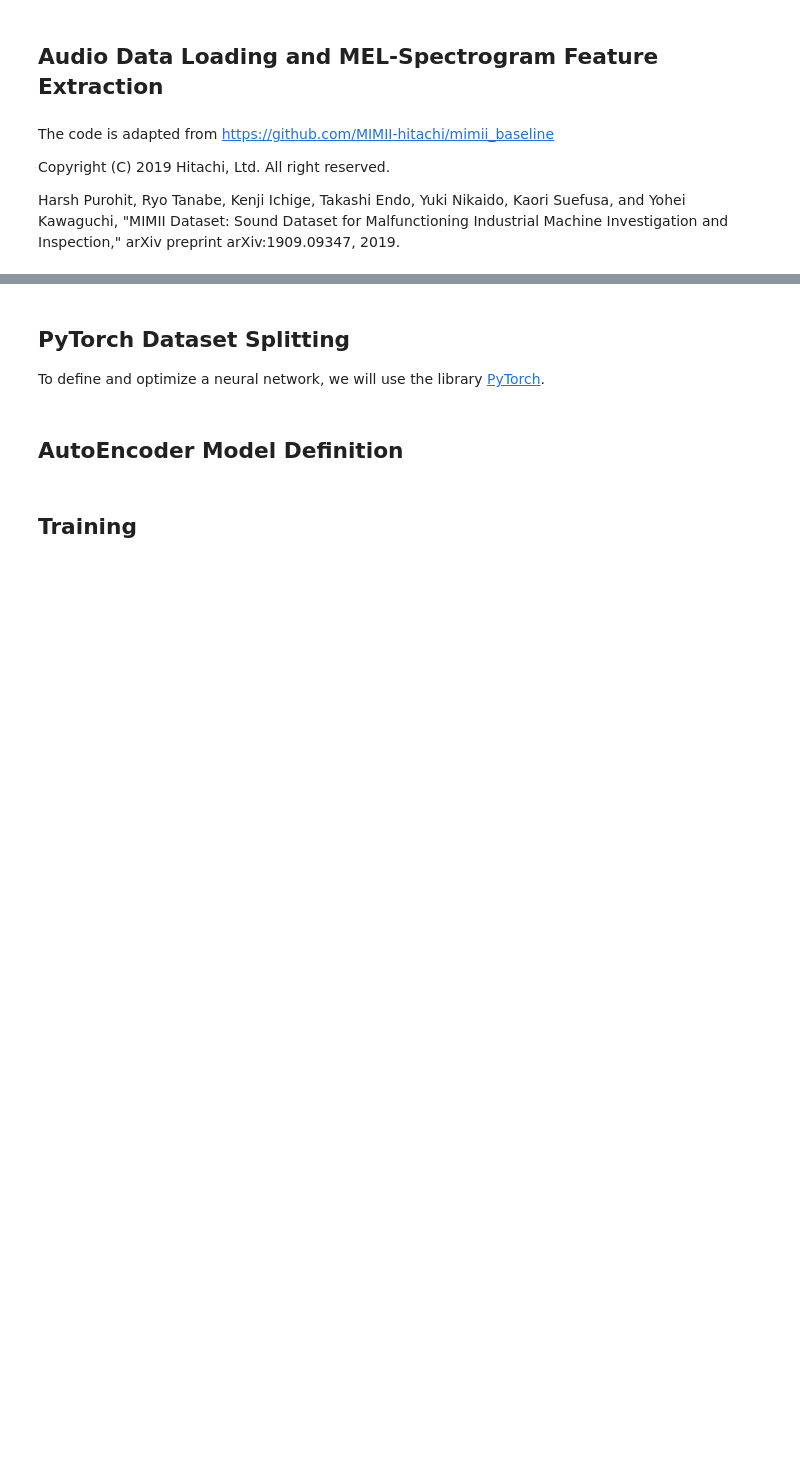
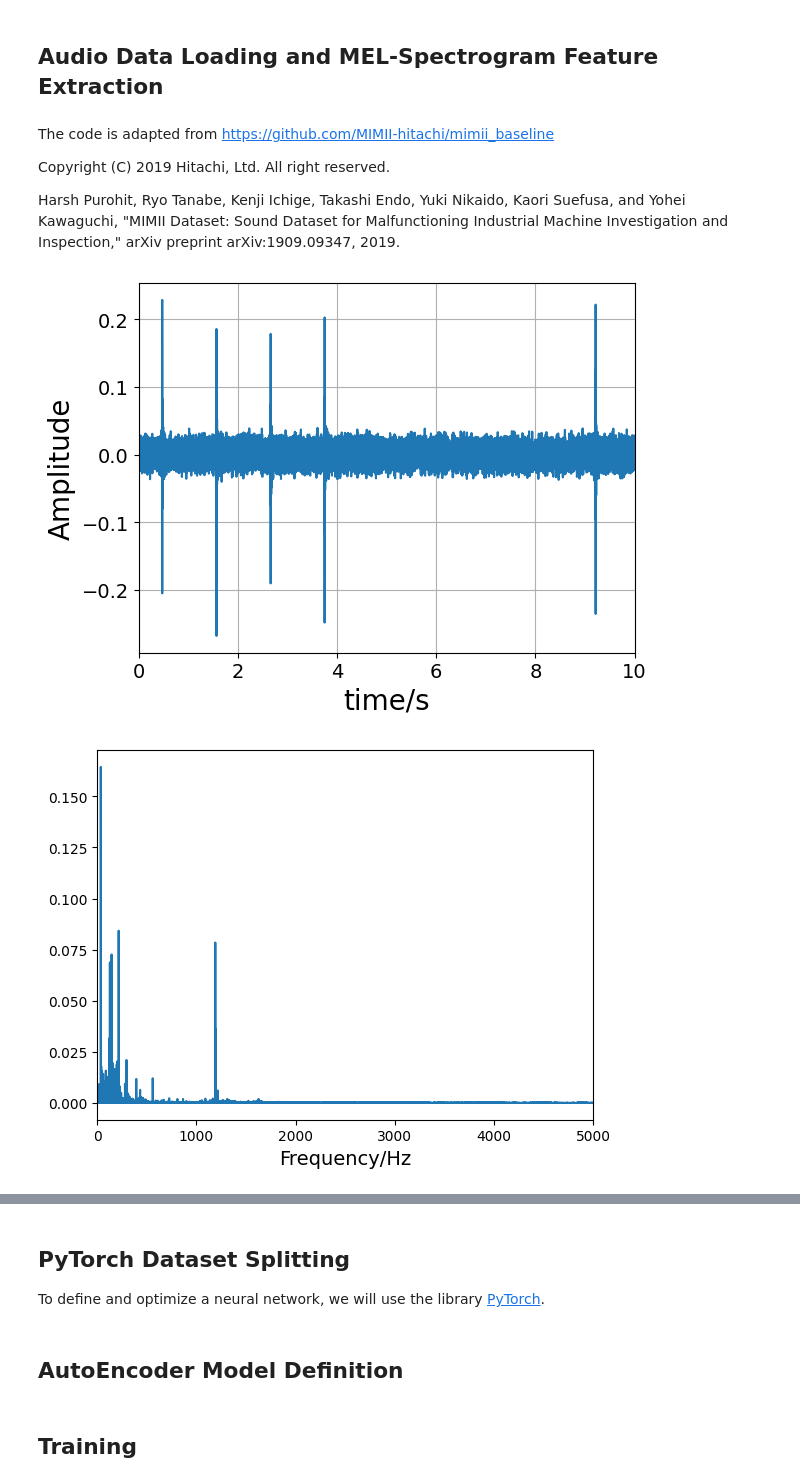
Before and after one commit to viktorkjellsson/CIVIL426_2, a Jupyter notebook: Graded_Exercise_2.ipynb, the cells around one changed output, grey strips where cells are left out. Saved outputs shown, nothing was run; the diff lists cells and outputs as text; code cells hidden in the pictures; blank space fills up the shorter version.

```diff
--- a/Graded_Exercise_2.ipynb
+++ b/Graded_Exercise_2.ipynb
@@ -83,7 +113,7 @@ from sklearn import metrics
 from tqdm import tqdm
 # %%
 # Define a subfolder in the current project directory
-output_dir = 'Figures' # or Figures_Valve
+output_dir = 'Figures_Valve' # Figures_Pump or Figures_Valve
 
 # Create the subfolder if it doesn't exist
 if not os.path.exists(output_dir):
@@ -219,11 +249,14 @@ def file_to_features(file_name,
         plot_signals(tmin, tmax, sr, y, emphasized_y, log_mel_spectrogram)
     return features
 # %%
-wav_test_file = 'dev_data_pump_04/pump/train/normal_id_04_00000000.wav'
+# wav_test_file = 'dev_data_pump_04/pump/train/normal_id_04_00000000.wav'
 # wav_test_file = 'dev_data_pump_04/pump/test/anomaly_id_04_00000000.wav'
 
-# wav_test_file = 'dev_data_valve_00/valve/train/normal_id_00_00000000.wav'
+wav_test_file = 'dev_data_valve_00/valve/train/normal_id_00_00000000.wav'
 # wav_test_file = 'dev_data_valve_00/valve/test/anomaly_id_00_00000000.wav'
 
 # Visualize your results for potential analysis in your report
 features = file_to_features(wav_test_file)
+# %% [output]
+[figure, added]
+[figure, added]
```
Also changed, not shown: parts of 14 cells of this notebook.
